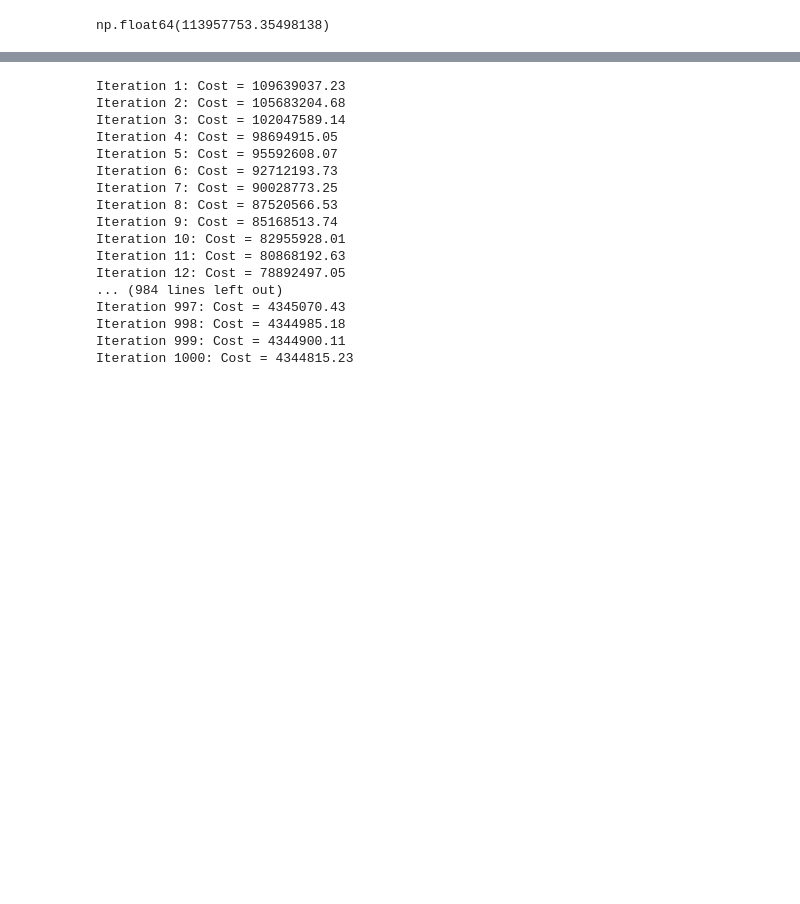
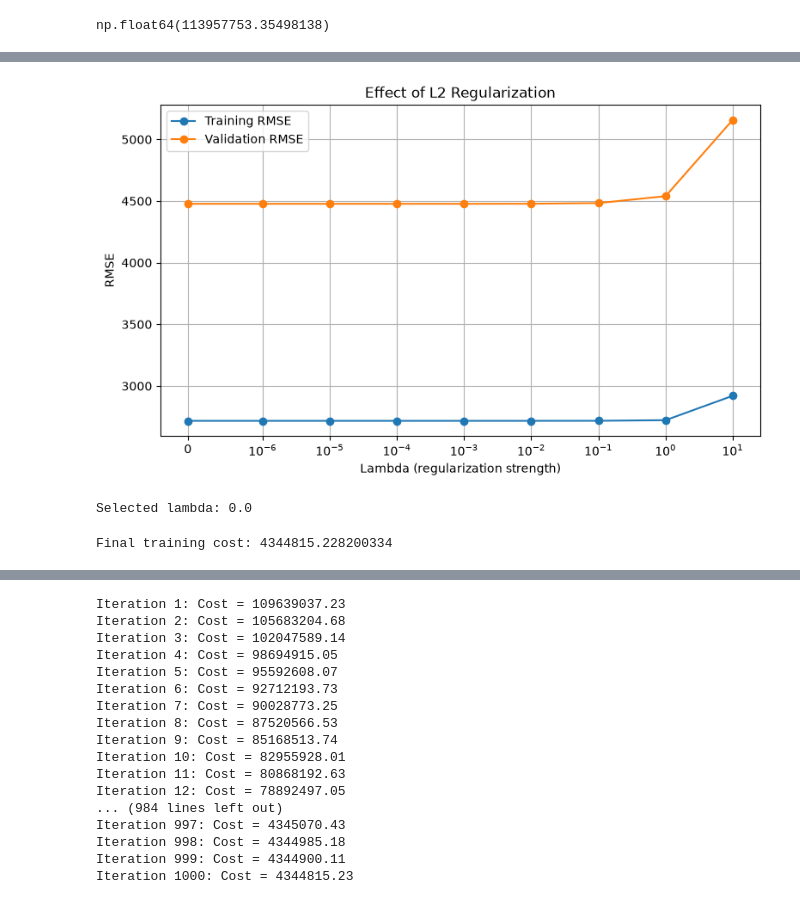
Before and after one commit to meakshayhari/Car-Price-Prediction, a Jupyter notebook: Car_Price_Prediction.ipynb, the cells around one changed output, grey strips where cells are left out. Cells and saved outputs as stored; diff of their text form; code cells hidden in the pictures; blank space fills up the shorter version.

```diff
--- a/Car_Price_Prediction.ipynb
+++ b/Car_Price_Prediction.ipynb
@@ -281,0 +453,28 @@ Test RMSE: 3846.3382383026556
+# %%
+lambda_values = [0, 1e-6, 1e-5, 1e-4, 1e-3, 0.01, 0.1, 1, 10]
+lambda_results = []
+
+for lambda_test in lambda_values:
+    w_temp, b_temp, J_temp = gradient_descent(
+        X_subtrain, y_subtrain,
+        np.zeros(X_subtrain.shape[1]), 0.0,
+        alpha=0.01,
+        num_iterations=1000,
+        lambda_=lambda_test
+    )
+
+    train_pred = X_subtrain @ w_temp + b_temp
+    val_pred = X_val @ w_temp + b_temp
+    train_metrics = regression_metrics(y_subtrain, train_pred)
+    val_metrics = regression_metrics(y_val, val_pred)
+
+    lambda_results.append({
+        "Lambda": lambda_test,
+        "Training RMSE": train_metrics["RMSE"],
+        "Validation RMSE": val_metrics["RMSE"],
+        "Training R2": train_metrics["R2"],
+        "Validation R2": val_metrics["R2"]
+    })
+
+lambda_results_df = pd.DataFrame(lambda_results)
+display(lambda_results_df)
@@ -282 +492,35 @@ Test RMSE: 3846.3382383026556
+# %%
+plt.figure(figsize=(9, 5))
+plt.plot(lambda_results_df["Lambda"], lambda_results_df["Training RMSE"],
+         marker="o", label="Training RMSE")
+plt.plot(lambda_results_df["Lambda"], lambda_results_df["Validation RMSE"],
+         marker="o", label="Validation RMSE")
+plt.xscale("symlog", linthresh=1e-6)
+plt.xlabel("Lambda (regularization strength)")
+plt.ylabel("RMSE")
+plt.title("Effect of L2 Regularization")
+plt.legend()
+plt.grid(True)
+plt.show()
+# %% [output]
+[figure, added]
+# %%
+best_lambda = float(lambda_results_df.loc[
+    lambda_results_df["Validation RMSE"].idxmin(), "Lambda"
+])
+print("Selected lambda:", best_lambda)
+# %% [output]
+Selected lambda: 0.0
+# %%
+w_final, b_final, J_final = gradient_descent(
+    X_train, y_train,
+    np.zeros(X_train.shape[1]), 0.0,
+    alpha=0.01,
+    num_iterations=1000,
+    lambda_=best_lambda
+)
+
+print("Final training cost:", J_final[-1])
+# %% [output]
+Final training cost: 4344815.228200334
 # %%
```
Also changed, not shown: parts of 18 cells of this notebook.
